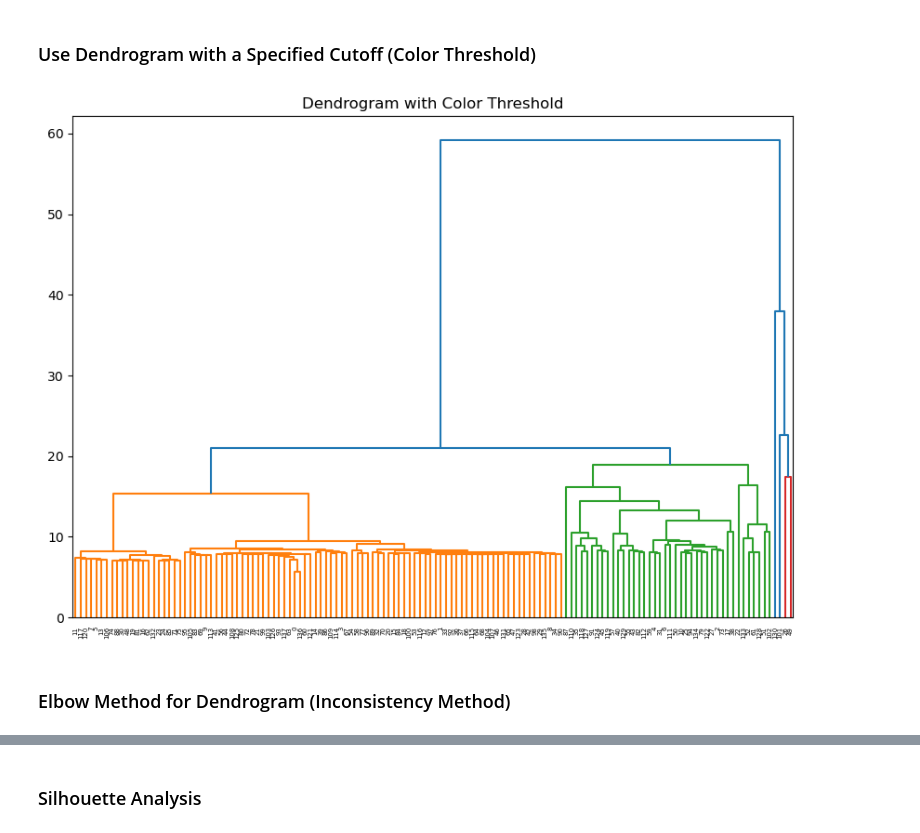
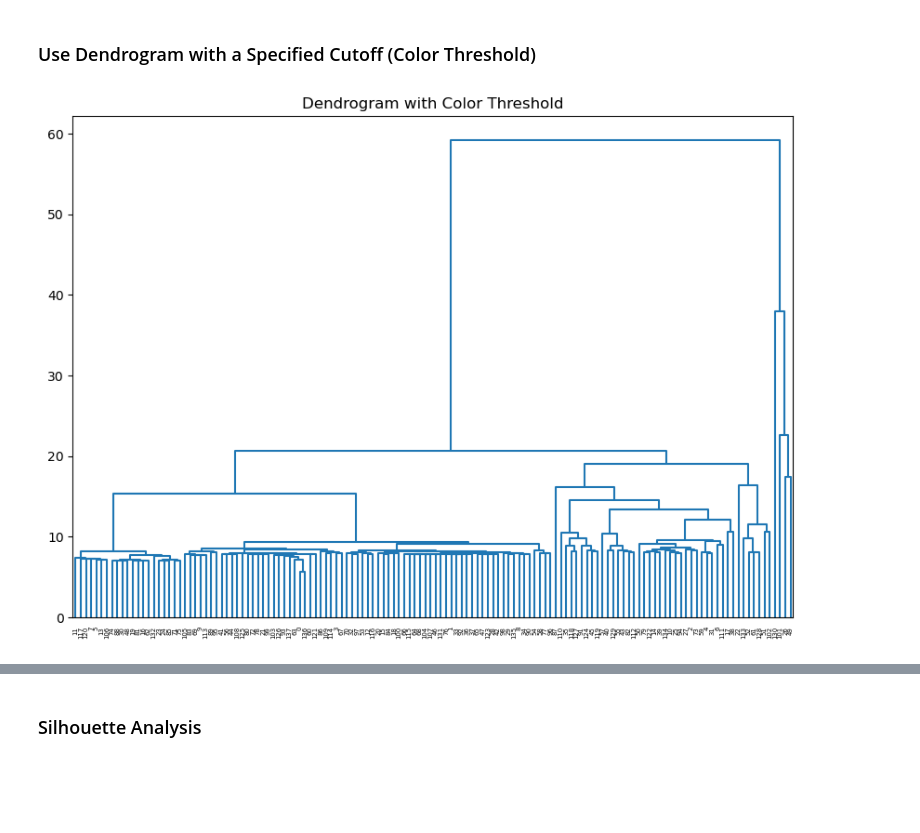
Before and after one commit to yuchild/magnimind_hw, a Jupyter notebook: world_military.ipynb, the cells around one changed output, grey strips where cells are left out. Drawn from its saved outputs; the diff is of its cells as text; code cells hidden in the pictures; blank space fills up the shorter version.

```diff
--- a/world_military.ipynb
+++ b/world_military.ipynb
@@ -119,10 +162,8 @@ plt.show()
 ### Use Dendrogram with a Specified Cutoff (Color Threshold)
 # %%
 plt.figure(figsize=(10, 7))
-dendrogram(linked, color_threshold=20)  # Adjust the threshold to highlight clusters
+dendrogram(linked, color_threshold=5)  # Adjust the threshold to highlight clusters
 plt.title('Dendrogram with Color Threshold')
 plt.show()
 # %% [output]
-[figure, old version]
+[figure, new version]
-# %% [markdown]
-### Elbow Method for Dendrogram (Inconsistency Method)
```
Also changed, not shown: parts of 11 cells of this notebook, 1 other file.
